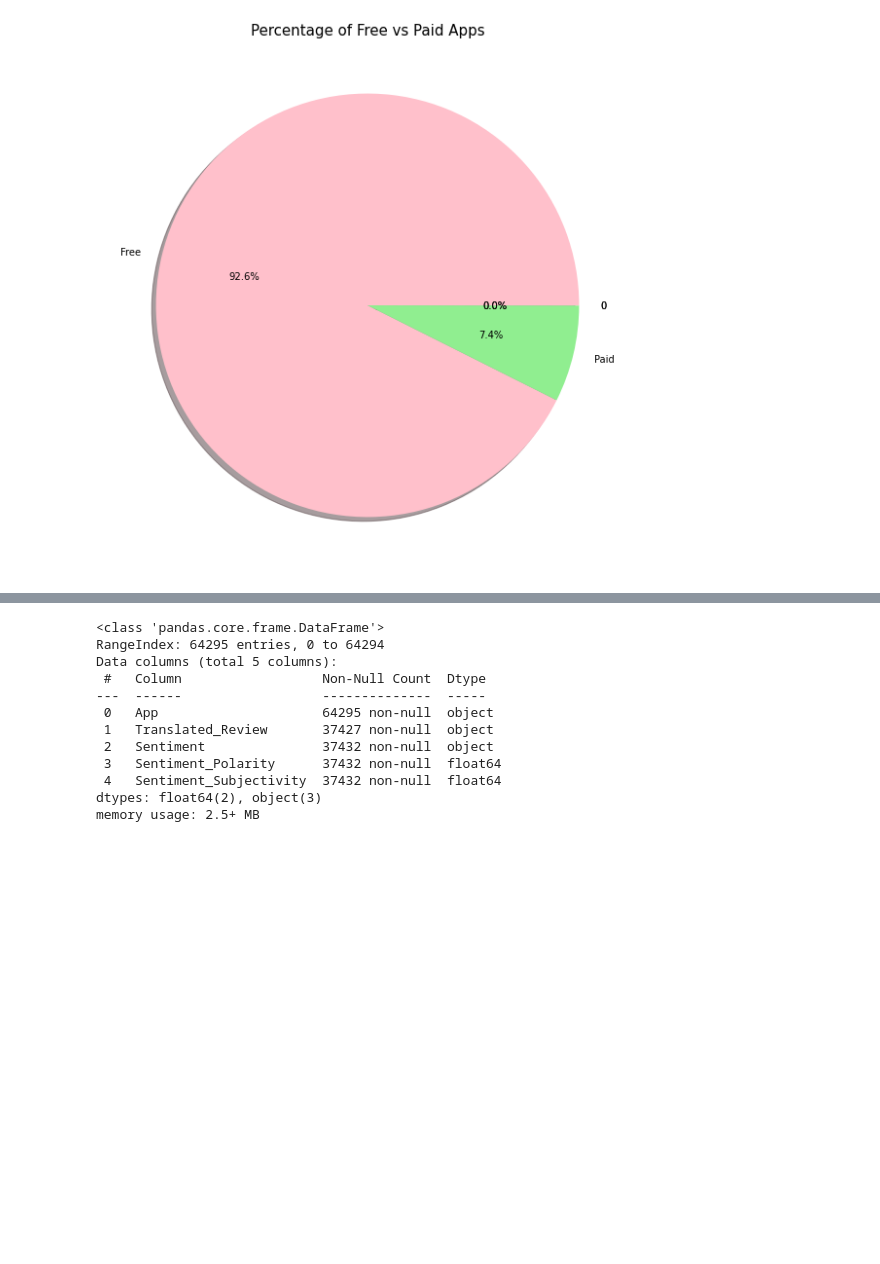
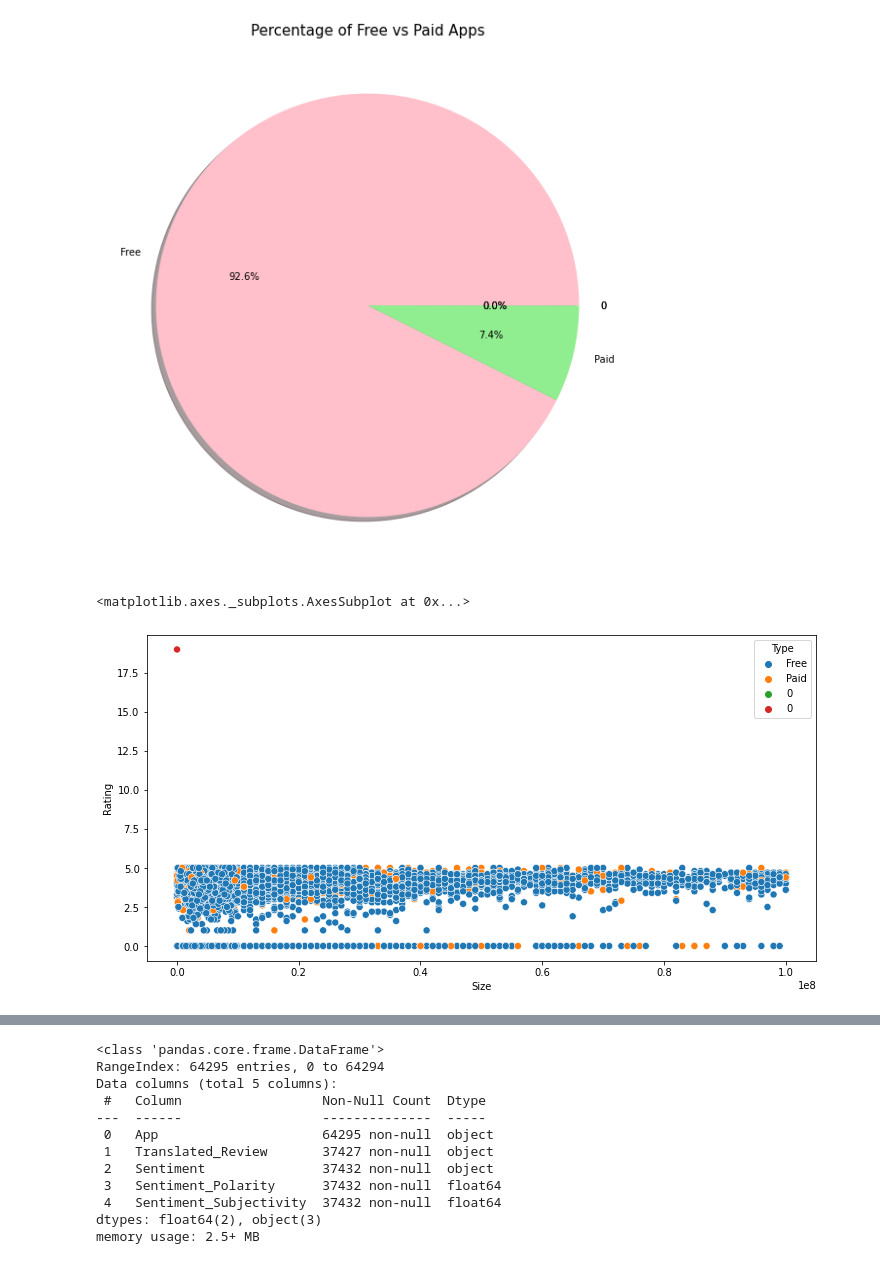
Before and after one commit to Sarvesha11/-Cy-of-Play-Store-App-Review-Analysis, a Jupyter notebook: Cy_of_Play_Store_App_Review_Analysis_Capstone_Project.ipynb, the cells around one changed output, grey strips where cells are left out. Cells and saved outputs as stored; diff of their text form; code cells hidden in the pictures; blank space fills up the shorter version.

```diff
--- a/Cy_of_Play_Store_App_Review_Analysis_Capstone_Project.ipynb
+++ b/Cy_of_Play_Store_App_Review_Analysis_Capstone_Project.ipynb
@@ -259,3 +259,10 @@ plt.title('Percentage of Free vs Paid Apps', size= 15)
 plt.show()
 # %% [output]
 [figure]
+# %%
+# show the distribution of apps in term of their rating, size and type
+plt.figure(figsize=(12, 6))
+sns.scatterplot(df['Size'], df['Rating'], hue=df['Type'], s=50)
+# %% [output]
+<matplotlib.axes._subplots.AxesSubplot at 0x...>
+[figure, added]
```
Also changed, not shown: parts of 1 cell of this notebook.
